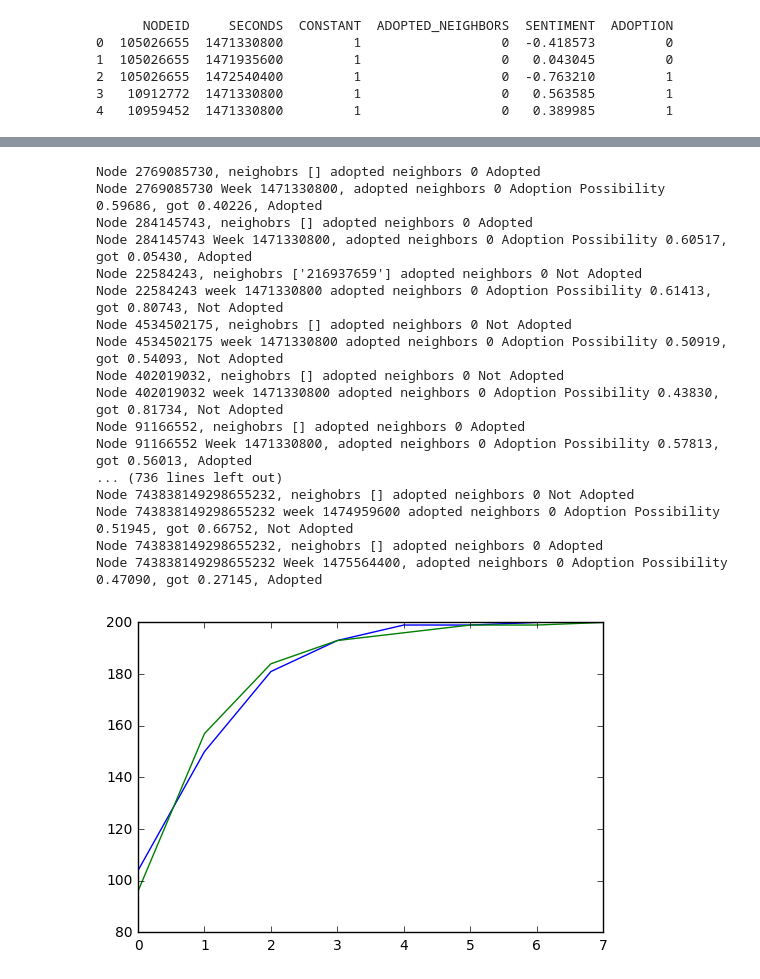
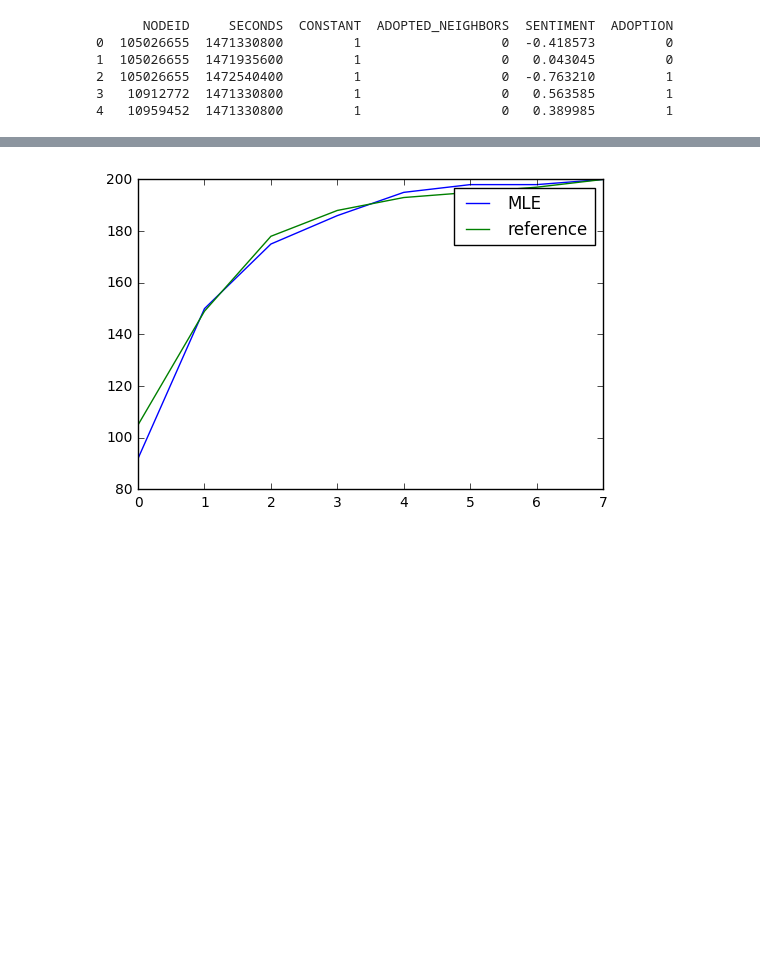
Before and after one commit to yeqingyan/hazard_model_old, a Jupyter notebook: DEMO.ipynb, the cells around one changed output, grey strips where cells are left out. Saved outputs shown, nothing was run; the diff lists cells and outputs as text; code cells hidden in the pictures; blank space fills up the shorter version.

```diff
--- a/DEMO.ipynb
+++ b/DEMO.ipynb
@@ -115,23 +121,6 @@ Original loglikelihood
 # %%
 sim_model = Hazard.Hazard(g, start_date, WEEK_IN_SECOND, result.params)
 sim_result, _ = sim_model.hazard()
-plot([ref_result, sim_result])
+plot({"reference": ref_result, "MLE": sim_result})
 # %% [output]
-Node 2769085730, neighobrs [] adopted neighbors 0 Adopted
-Node 2769085730 Week 1471330800, adopted neighbors 0 Adoption Possibility 0.59686, got 0.40226, Adopted
-Node 284145743, neighobrs [] adopted neighbors 0 Adopted
-Node 284145743 Week 1471330800, adopted neighbors 0 Adoption Possibility 0.60517, got 0.05430, Adopted
-Node 22584243, neighobrs ['216937659'] adopted neighbors 0 Not Adopted
-Node 22584243 week 1471330800 adopted neighbors 0 Adoption Possibility 0.61413, got 0.80743, Not Adopted
-Node 4534502175, neighobrs [] adopted neighbors 0 Not Adopted
-Node 4534502175 week 1471330800 adopted neighbors 0 Adoption Possibility 0.50919, got 0.54093, Not Adopted
-Node 402019032, neighobrs [] adopted neighbors 0 Not Adopted
-Node 402019032 week 1471330800 adopted neighbors 0 Adoption Possibility 0.43830, got 0.81734, Not Adopted
-Node 91166552, neighobrs [] adopted neighbors 0 Adopted
-Node 91166552 Week 1471330800, adopted neighbors 0 Adoption Possibility 0.57813, got 0.56013, Adopted
-... (736 lines left out)
-Node 743838149298655232, neighobrs [] adopted neighbors 0 Not Adopted
-Node 743838149298655232 week 1474959600 adopted neighbors 0 Adoption Possibility 0.51945, got 0.66752, Not Adopted
-Node 743838149298655232, neighobrs [] adopted neighbors 0 Adopted
-Node 743838149298655232 Week 1475564400, adopted neighbors 0 Adoption Possibility 0.47090, got 0.27145, Adopted
-[figure, old version]
+[figure, new version]
```
Also changed, not shown: parts of 2 cells of this notebook.
